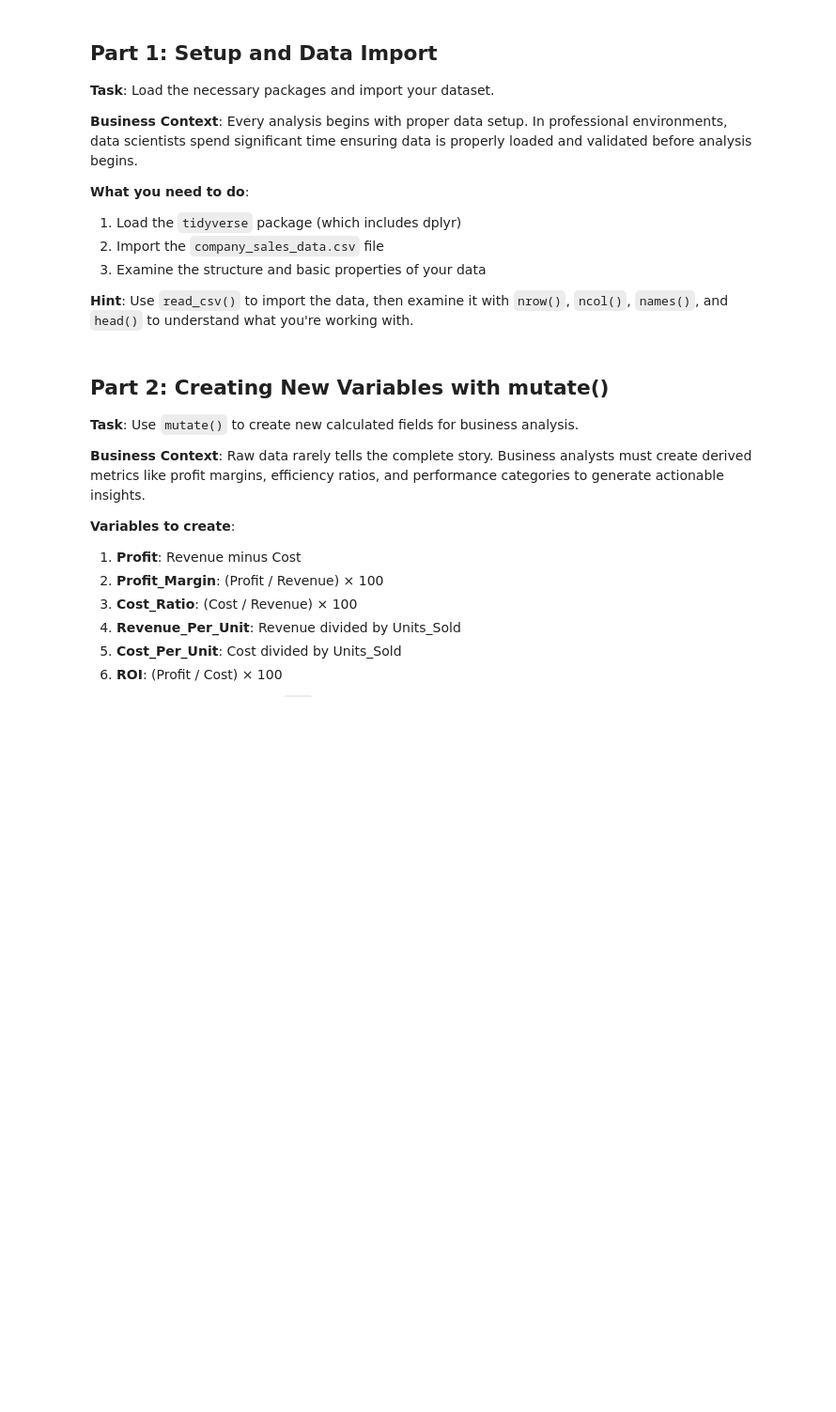
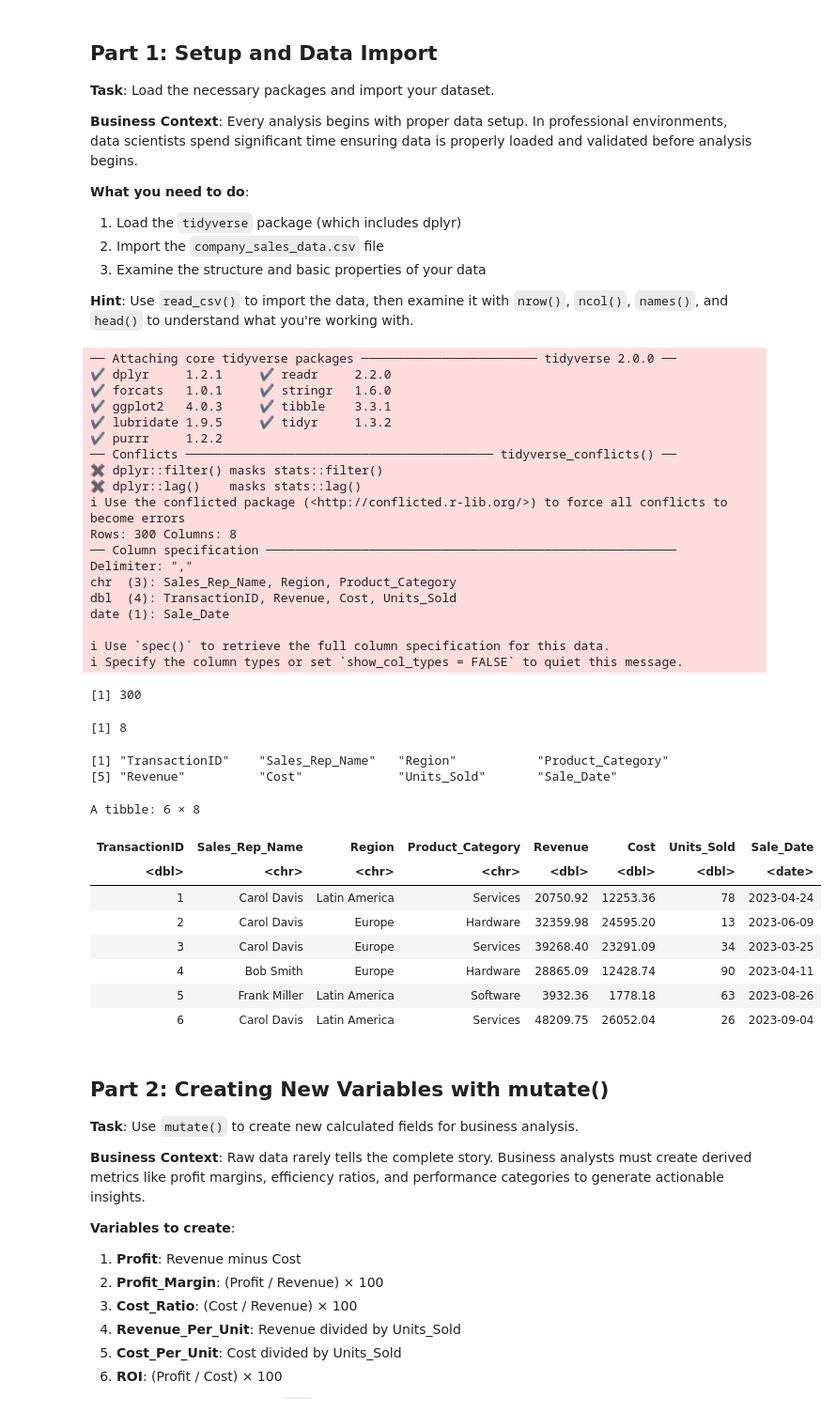
Before and after one commit to mburch1234/Templatev2, a Jupyter notebook: Homework/homework_lesson_4_data_transformation_part2 _v2 (1).ipynb, the cells around one changed output. Shown at 94% size. Cells and saved outputs as stored; diff of their text form; code cells hidden in the pictures; blank space fills up the shorter version.

Commit message:
Homework 4 - Mary Burch

```diff
--- a/Homework/homework_lesson_4_data_transformation_part2 _v2 (1).ipynb
+++ b/Homework/homework_lesson_4_data_transformation_part2 _v2 (1).ipynb
@@ -49,20 +49,57 @@ Complete each section by writing R code in the designated areas. Focus on creati
 # %%
 # Load required packages
 # TODO: Load tidyverse
+library(tidyverse)
 
 
 # Import the company sales data
 # TODO: Read the company_sales_data.csv file into a variable called company_data
+company_data <- read_csv("/workspaces/Templatev2/Homework/company_sales_data.csv")
 
 
 # Examine the dataset
 # TODO: Use nrow() and ncol() to check the number of rows and columns
-
+nrow(company_data)
+ncol(company_data)
 
 # TODO: Use names() to see all column names
-
+names(company_data)
 
 # TODO: Use head() to display the first 6 rows
+head(company_data)
+# %% [output]
+── Attaching core tidyverse packages ──────────────────────── tidyverse 2.0.0 ──
+✔ dplyr     1.2.1     ✔ readr     2.2.0
+✔ forcats   1.0.1     ✔ stringr   1.6.0
+✔ ggplot2   4.0.3     ✔ tibble    3.3.1
+✔ lubridate 1.9.5     ✔ tidyr     1.3.2
+✔ purrr     1.2.2
+── Conflicts ────────────────────────────────────────── tidyverse_conflicts() ──
+✖ dplyr::filter() masks stats::filter()
+✖ dplyr::lag()    masks stats::lag()
+ℹ Use the conflicted package (<http://conflicted.r-lib.org/>) to force all conflicts to become errors
+Rows: 300 Columns: 8
+── Column specification ────────────────────────────────────────────────────────
+Delimiter: ","
+chr  (3): Sales_Rep_Name, Region, Product_Category
+dbl  (4): TransactionID, Revenue, Cost, Units_Sold
+date (1): Sale_Date
+
+ℹ Use `spec()` to retrieve the full column specification for this data.
+ℹ Specify the column types or set `show_col_types = FALSE` to quiet this message.
+[1] 300
+[1] 8
+[1] "TransactionID"    "Sales_Rep_Name"   "Region"           "Product_Category"
+[5] "Revenue"          "Cost"             "Units_Sold"       "Sale_Date"
+A tibble: 6 × 8
+| TransactionID | Sales_Rep_Name | Region | Product_Category | Revenue | Cost | Units_Sold | Sale_Date |
+| <dbl> | <chr> | <chr> | <chr> | <dbl> | <dbl> | <dbl> | <date> |
+| 1 | Carol Davis | Latin America | Services | 20750.92 | 12253.36 | 78 | 2023-04-24 |
+| 2 | Carol Davis | Europe | Hardware | 32359.98 | 24595.20 | 13 | 2023-06-09 |
+| 3 | Carol Davis | Europe | Services | 39268.40 | 23291.09 | 34 | 2023-03-25 |
+| 4 | Bob Smith | Europe | Hardware | 28865.09 | 12428.74 | 90 | 2023-04-11 |
+| 5 | Frank Miller | Latin America | Software | 3932.36 | 1778.18 | 63 | 2023-08-26 |
+| 6 | Carol Davis | Latin America | Services | 48209.75 | 26052.04 | 26 | 2023-09-04 |
 # %% [markdown]
 ## Part 2: Creating New Variables with mutate()
 
```
Also changed, not shown: parts of 12 cells of this notebook.
